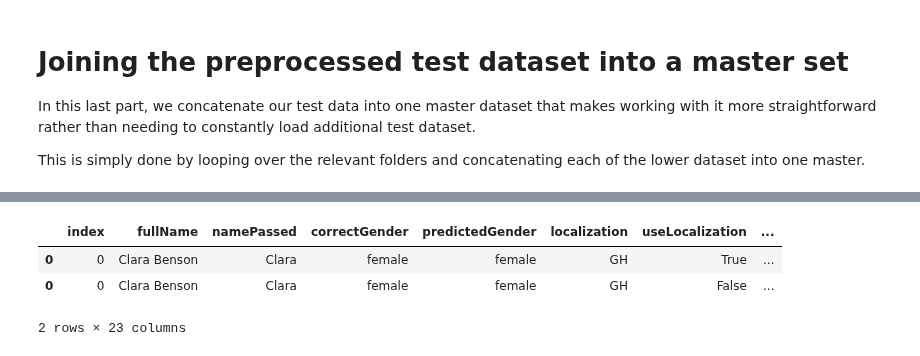
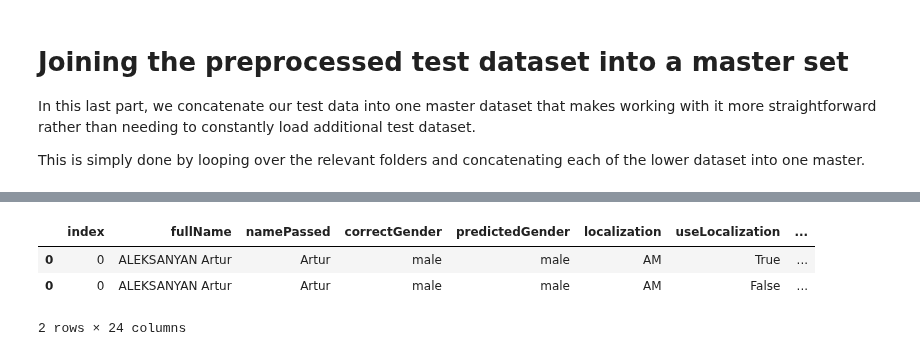
Before and after one commit to Briefgarde/name2genderresearch, a Jupyter notebook: notebooks/preprocessing/preprocessingTestData.ipynb, the cells around one changed output, grey strips where cells are left out. Saved outputs shown, nothing was run; the diff lists cells and outputs as text; code cells hidden in the pictures.

Commit message:
genderGuesser test result preprocessed, master test df built

```diff
--- a/notebooks/preprocessing/preprocessingTestData.ipynb
+++ b/notebooks/preprocessing/preprocessingTestData.ipynb
@@ -803,9 +1003,11 @@ print(os.listdir(BASE_PATH))
 masterdf = pd.DataFrame()
 
 for folderName in os.listdir(BASE_PATH):
+    # at this level, there might be a file
     folder_path = os.path.join(BASE_PATH, folderName)
-    for fileName in os.listdir(folder_path):
-        filePath = os.path.join(folder_path, fileName)
-        currentdf = pd.read_csv(filePath)
-        masterdf = pd.concat([masterdf, currentdf])
+    if os.path.isdir(folder_path):
+        for fileName in os.listdir(folder_path):
+            filePath = os.path.join(folder_path, fileName)
+            currentdf = pd.read_csv(filePath)
+            masterdf = pd.concat([masterdf, currentdf])
 # %% [output]
@@ -827,11 +1046,11 @@ Name: count, dtype: int64
 # %%
-genderizeKaggletestResult = masterdf[
-    (masterdf['source'] == WIKIDATA) &
-    (masterdf['serviceUsed'] == 'genderize.IO')
+testingdf = masterdf[
+    (masterdf['source'] == KAGGLE) &
+    (masterdf['serviceUsed'] == 'genderGuesser')
 ]
-genderizeKaggletestResult[genderizeKaggletestResult['index']==0]
+testingdf[testingdf['index']==0]
 # %% [output]
 |  | index | fullName | namePassed | correctGender | predictedGender | localization | useLocalization | ... |
-| 0 | 0 | Clara Benson | Clara | female | female | GH | True | ... |
-| 0 | 0 | Clara Benson | Clara | female | female | GH | False | ... |
+| 0 | 0 | ALEKSANYAN Artur | Artur | male | male | AM | True | ... |
+| 0 | 0 | ALEKSANYAN Artur | Artur | male | male | AM | False | ... |
-2 rows × 23 columns
+2 rows × 24 columns
```
Also changed, not shown: parts of 31 cells of this notebook, 6 other files.
